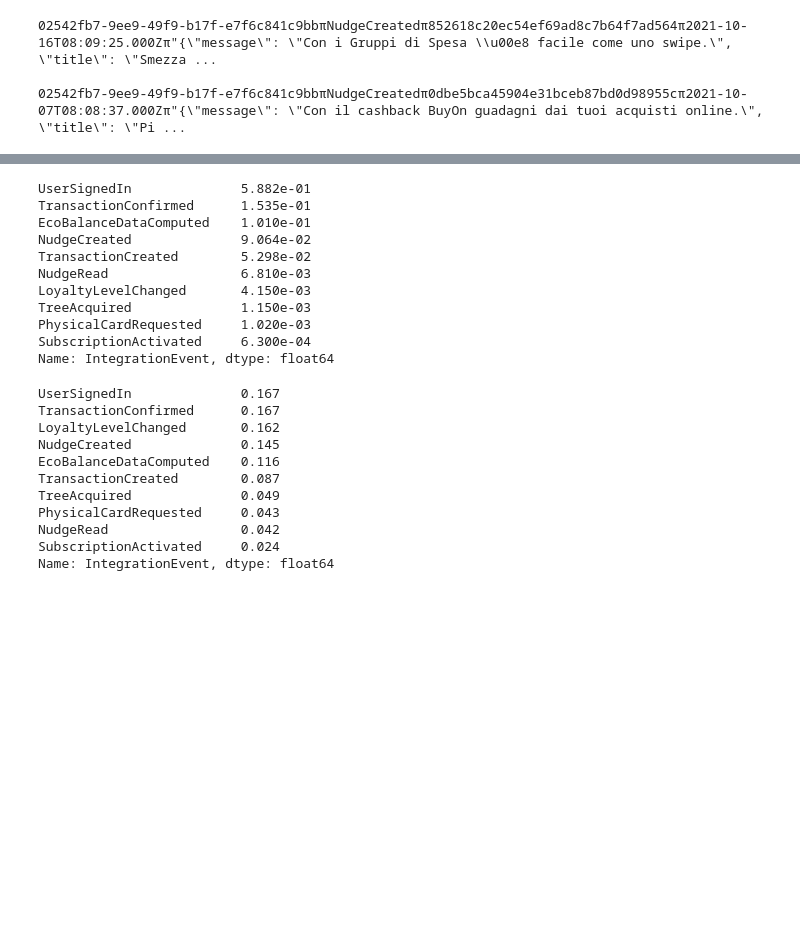
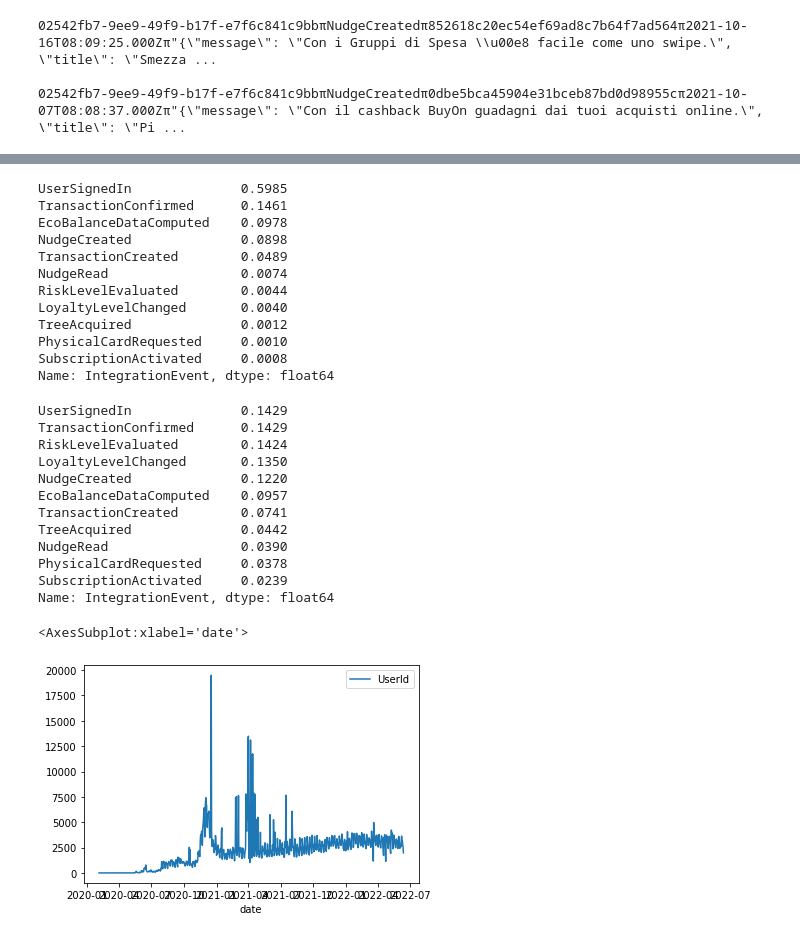
Before and after one commit to rawatpranjal/PhD_Project1, a Jupyter notebook: 001_data_processing/main-v1.ipynb, the cells around one changed output, grey strips where cells are left out. Saved outputs shown, nothing was run; the diff lists cells and outputs as text; code cells hidden in the pictures; blank space fills up the shorter version.

```diff
--- a/001_data_processing/main-v1.ipynb
+++ b/001_data_processing/main-v1.ipynb
@@ -144,0 +96,8 @@ df.head()
+# %%
+import matplotlib
+import json
+import warnings
+warnings.filterwarnings("ignore")
+import pandas as pd
+pd.set_option("display.precision", 4)
+df = pd.read_pickle('/Users/pranjal/Downloads/data/data_clean.pkl')
@@ -145,30 +138,36 @@ df.head()
 # %%
-# Summary Count 1
 df.IntegrationEvent.value_counts()/df.shape[0]
 # %% [output]
-UserSignedIn              5.882e-01
-TransactionConfirmed      1.535e-01
-EcoBalanceDataComputed    1.010e-01
-NudgeCreated              9.064e-02
-TransactionCreated        5.298e-02
-NudgeRead                 6.810e-03
-LoyaltyLevelChanged       4.150e-03
-TreeAcquired              1.150e-03
-PhysicalCardRequested     1.020e-03
-SubscriptionActivated     6.300e-04
+UserSignedIn              0.5985
+TransactionConfirmed      0.1461
+EcoBalanceDataComputed    0.0978
+NudgeCreated              0.0898
+TransactionCreated        0.0489
+NudgeRead                 0.0074
+RiskLevelEvaluated        0.0044
+LoyaltyLevelChanged       0.0040
+TreeAcquired              0.0012
+PhysicalCardRequested     0.0010
+SubscriptionActivated     0.0008
 Name: IntegrationEvent, dtype: float64
 # %%
-df2 = df.drop_duplicates(subset = ['UserId', 'IntegrationEvent'])
+df2 = df.drop_duplicates(subset = ['UserId', 'IntegrationEvent'], keep = 'first')
 df2.IntegrationEvent.value_counts()/df2.shape[0]
 # %% [output]
-UserSignedIn              0.167
-TransactionConfirmed      0.167
-LoyaltyLevelChanged       0.162
-NudgeCreated              0.145
-EcoBalanceDataComputed    0.116
-TransactionCreated        0.087
-TreeAcquired              0.049
-PhysicalCardRequested     0.043
-NudgeRead                 0.042
-SubscriptionActivated     0.024
+UserSignedIn              0.1429
+TransactionConfirmed      0.1429
+RiskLevelEvaluated        0.1424
+LoyaltyLevelChanged       0.1350
+NudgeCreated              0.1220
+EcoBalanceDataComputed    0.0957
+TransactionCreated        0.0741
+TreeAcquired              0.0442
+NudgeRead                 0.0390
+PhysicalCardRequested     0.0378
+SubscriptionActivated     0.0239
 Name: IntegrationEvent, dtype: float64
+# %%
+df[['date', 'UserId']].groupby('date').count().plot()
+# %% [output]
+<AxesSubplot:xlabel='date'>
+[figure, added]
```
Also changed, not shown: parts of 82 cells of this notebook, 9 other files.
